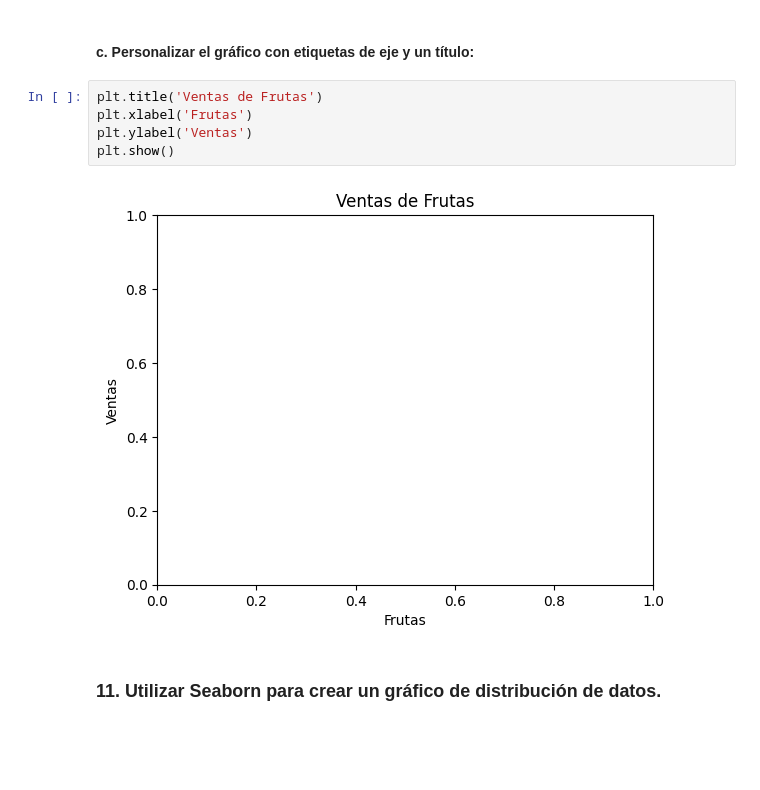
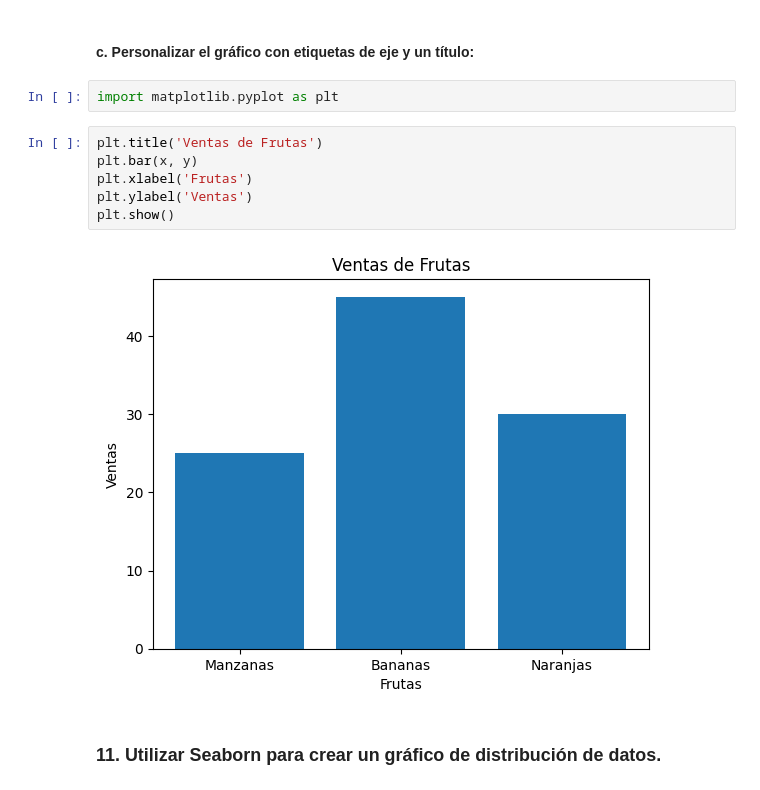
Before and after one commit to matuteiglesias/labo-de-datos-FCEN, a Jupyter notebook: ejercicios/Clase 02 - Introduccion a tecnicas de procesamiento de datos.ipynb, the cells around one changed output. Cells and saved outputs as stored; diff of their text form; blank space fills up the shorter version.

```diff
--- a/ejercicios/Clase 02 - Introduccion a tecnicas de procesamiento de datos.ipynb
+++ b/ejercicios/Clase 02 - Introduccion a tecnicas de procesamiento de datos.ipynb
@@ -283,13 +283,16 @@ plt.bar(x, y)
 [figure]
 # %% [markdown]
 #### c. Personalizar el gráfico con etiquetas de eje y un título:
+# %%
+import matplotlib.pyplot as plt
 # %%
 plt.title('Ventas de Frutas')
+plt.bar(x, y)
 plt.xlabel('Frutas')
 plt.ylabel('Ventas')
 plt.show()
 # %% [output]
-[figure, old version]
+[figure, new version]
 # %% [markdown]
 ### 11. Utilizar Seaborn para crear un gráfico de distribución de datos.
 # %% [markdown]
```
Also changed, not shown: parts of 1 cell of this notebook.
